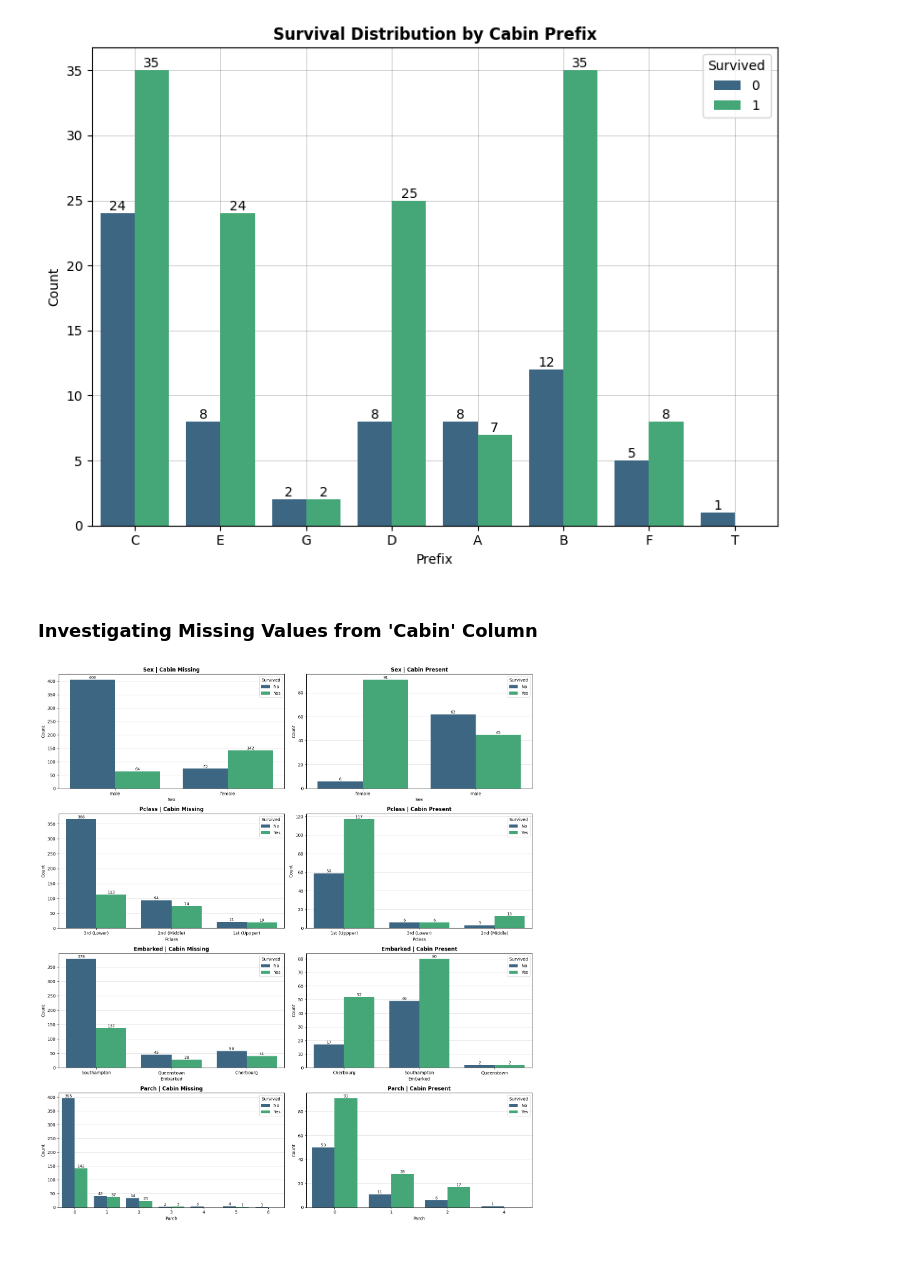
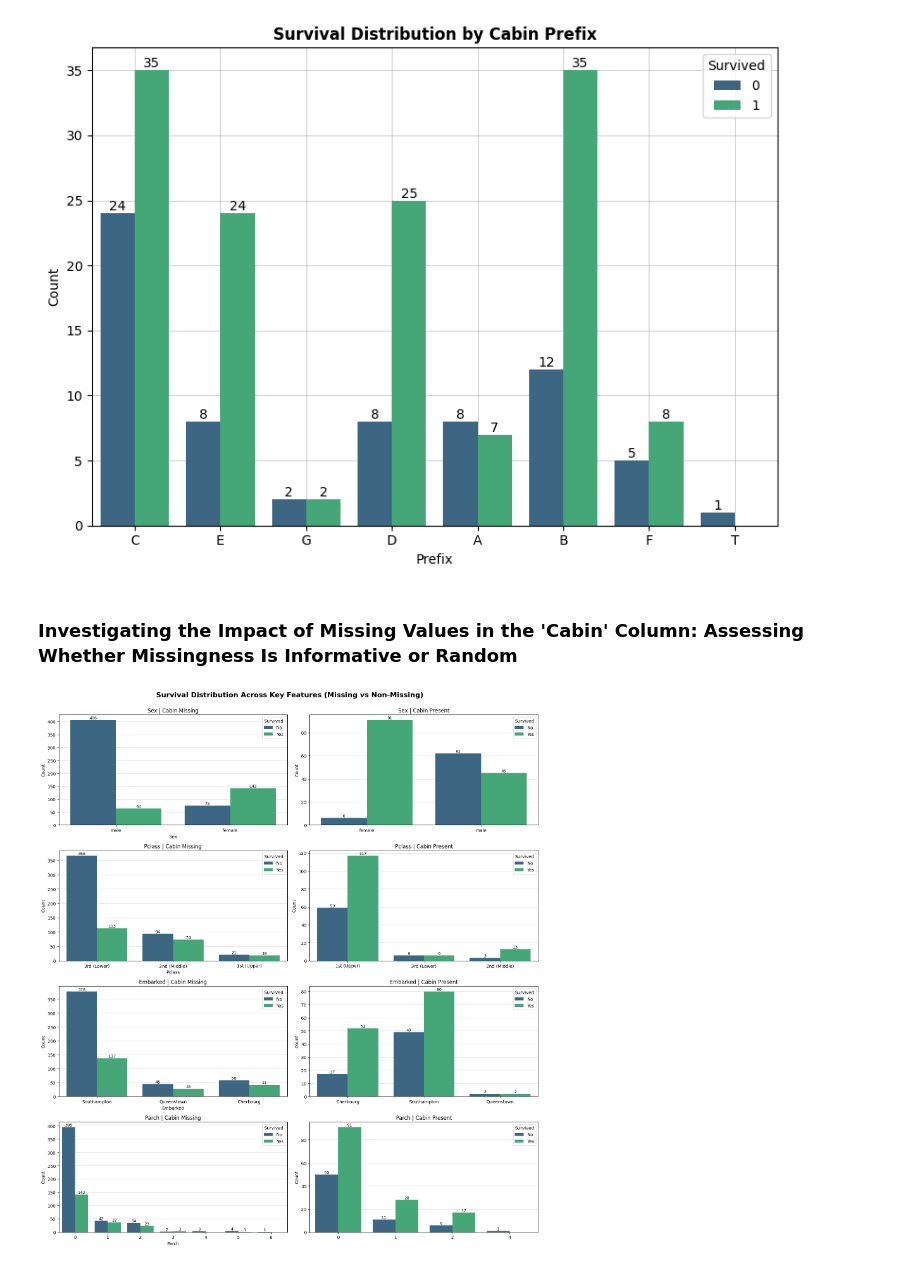
Before and after one commit to jhlopesalves/classic_workflows, a Jupyter notebook: supervised_learning/classification/titanic/titanic.ipynb, the cells around one changed output. Drawn from its saved outputs; the diff is of its cells as text; code cells hidden in the pictures.

```diff
--- a/supervised_learning/classification/titanic/titanic.ipynb
+++ b/supervised_learning/classification/titanic/titanic.ipynb
@@ -115,9 +141,15 @@ sns.set_color_codes("bright")
 # %%
 train_plot = train.copy()
-train_plot["Pclass"] = train_plot["Pclass"].map({1: "1st (Uppper)", 2: "2nd (Middle)", 3: "3rd (Lower)"})
+# Maps Pclass to intuitive/readable values
+train_plot["Pclass"] = train_plot["Pclass"].map({1: "1st (Upper)", 2: "2nd (Middle)", 3: "3rd (Lower)"})
+# Maps Embarked Acronyms to the actual names of the cities
 train_plot["Embarked"] = train_plot["Embarked"].map({"C": "Cherbourg", "Q": "Queenstown", "S": "Southampton"})
+# Extracts the prefix of the Cabin codes (it seems to be the only meaningful unit on the cabin codes)
 train_plot["CabinCode"] = train_plot["Cabin"].str[0]
+# Creates a binary indicator for the missingness on the 'Cabin' column
 train_plot["CabinMissing"] = np.where(train_plot["CabinCode"].isna(), "Missing", "Non-missing")
+# Creates a binary indicator for the missingness on the 'Age' column
+train_plot["AgeMissing"] = np.where(train_plot["Age"].isna(), "Missing", "Non-missing")
 # %%
 cols_interest = ["Sex", "Pclass", "Embarked", "Parch"]
 fig, axes = plt.subplots(nrows=2, ncols=2, figsize=(14, 10))
@@ -220,53 +278,43 @@ plt.tight_layout()
 plt.show()
 # %% [output]
 [figure]
-# %% [markdown]
-### Investigating Missing Values from 'Cabin' Column
+# %% [markdown]
+### Investigating the Impact of Missing Values in the 'Cabin' Column: Assessing Whether Missingness Is Informative or Random
 # %%
-cabin_missing = (train_plot[train_plot["CabinMissing"] == "Missing"])
-cabin_not_missing = (train_plot[train_plot["CabinMissing"] == "Non-missing"])
+# Subsetting the values where 'Cabin' is missing and not missing
+cabin_missing = train_plot[train_plot["CabinMissing"] == "Missing"]
+cabin_not_missing = train_plot[train_plot["CabinMissing"] == "Non-missing"]
 # %%
 cols_interest = ["Sex", "Pclass", "Embarked", "Parch"]
 fig, axes = plt.subplots(nrows=len(cols_interest), ncols=2, figsize=(16, 18))
 
 for i, col in enumerate(cols_interest):
-    # Left column: cabin missing
-    ax_missing = axes[i, 0]
-    sns.countplot(
-        data=cabin_missing,
-        x=col,
-        hue="Survived",
-        palette="viridis",
-        ax=ax_missing
-    )
-    ax_missing.set_title(f"{col} | Cabin Missing", fontsize=12, fontweight="bold")
-    ax_missing.set(xlabel=col.title(), ylabel="Count")
-    ax_missing.grid(True, axis="y", alpha=0.4, linewidth=0.6, color="grey")
-    ax_missing.set_axisbelow(True)
-    ax_missing.legend(title="Survived", labels=["No", "Yes"])
+	# Left column: cabin missing
+	ax_missing = axes[i, 0]
+	sns.countplot(data=cabin_missing, x=col, hue="Survived", palette="viridis", ax=ax_missing)
+	ax_missing.set_title(f"{col} | Cabin Missing", fontsize=12)
+	ax_missing.set(xlabel=col.title(), ylabel="Count")
+	ax_missing.grid(True, axis="y", alpha=0.4, linewidth=0.6, color="grey")
+	ax_missing.set_axisbelow(True)
+	ax_missing.legend(title="Survived", labels=["No", "Yes"])
 
-    for container in ax_missing.containers:
-        ax_missing.bar_label(container, fontsize=9)
+	for container in ax_missing.containers:
+		ax_missing.bar_label(container, fontsize=9)
 
-    # Right column: cabin present
-    ax_present = axes[i, 1]
-    sns.countplot(
-        data=cabin_not_missing,
-        x=col,
-        hue="Survived",
-        palette="viridis",
-        ax=ax_present
-    )
-    ax_present.set_title(f"{col} | Cabin Present", fontsize=12, fontweight="bold")
-    ax_present.set(xlabel=col.title(), ylabel="Count")
-    ax_present.grid(True, axis="y", alpha=0.4, linewidth=0.6, color="grey")
-    ax_present.set_axisbelow(True)
-    ax_present.legend(title="Survived", labels=["No", "Yes"])
+	# Right column: cabin present
+	ax_present = axes[i, 1]
+	sns.countplot(data=cabin_not_missing, x=col, hue="Survived", palette="viridis", ax=ax_present)
+	ax_present.set_title(f"{col} | Cabin Present", fontsize=12)
+	ax_present.set(xlabel="", ylabel="Count")
+	ax_present.grid(True, axis="y", alpha=0.4, linewidth=0.6, color="grey")
+	ax_present.set_axisbelow(True)
+	ax_present.legend(title="Survived", labels=["No", "Yes"])
 
-    for container in ax_present.containers:
-        ax_present.bar_label(container, fontsize=9)
+	for container in ax_present.containers:
+		ax_present.bar_label(container, fontsize=9)
 
-plt.tight_layout()
+plt.suptitle("Survival Distribution Across Key Features (Missing vs Non-Missing)", fontsize=16, fontweight="bold")
+plt.tight_layout(rect=[0, 0, 1, 0.98])
 plt.show()
 # %% [output]
-[figure, old version]
+[figure, new version]
```
Also changed, not shown: parts of 65 cells of this notebook.
